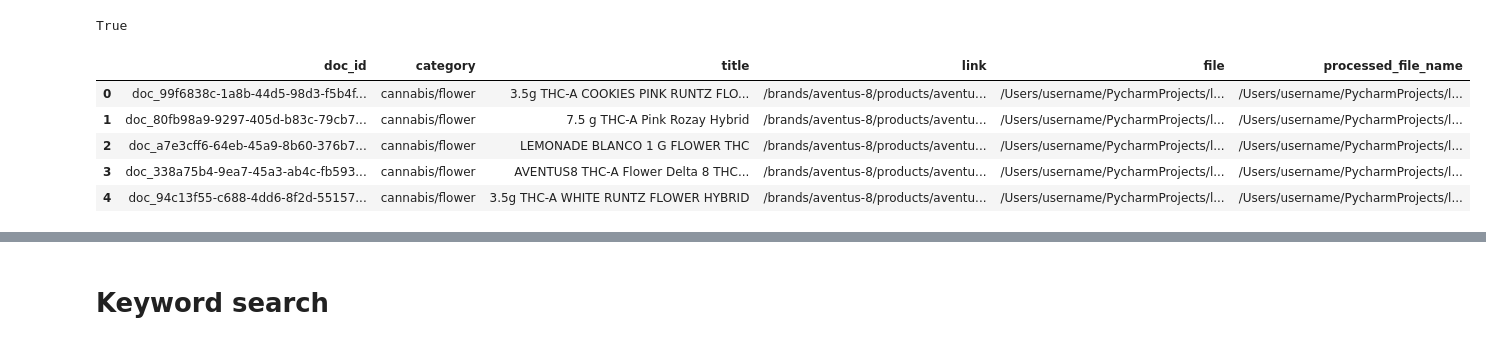
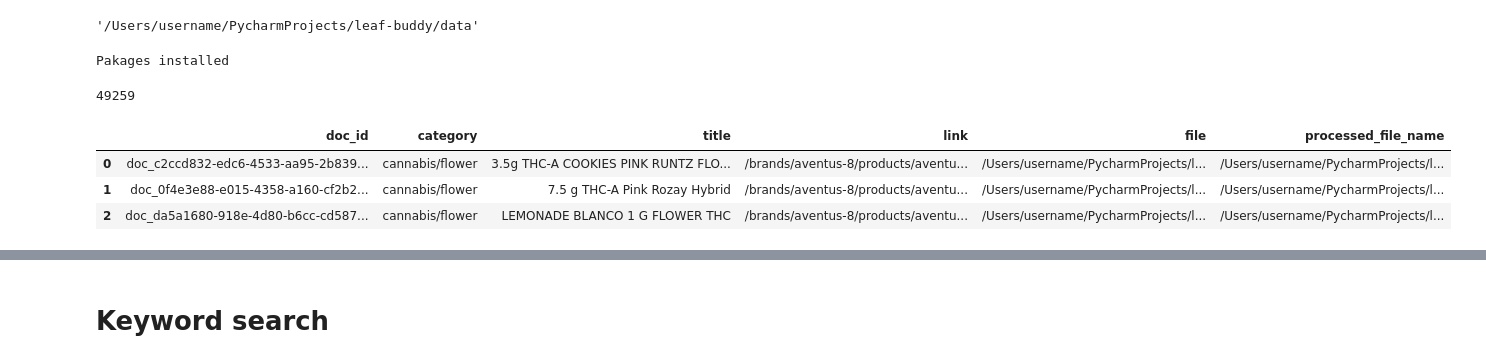
Before and after one commit to aleksandr-dzhumurat/leaf-buddy, a Jupyter notebook: jupyter_notebooks/eda.ipynb, the cells around one changed output, grey strips where cells are left out. Drawn from its saved outputs; the diff is of its cells as text; code cells hidden in the pictures.

Commit message:
leafly scraping

```diff
--- a/jupyter_notebooks/eda.ipynb
+++ b/jupyter_notebooks/eda.ipynb
@@ -1,11 +1,22 @@
 # %%
+import os
 from dotenv import load_dotenv
-from elasticsearch import Elasticsearch, ConnectionError
+#from elasticsearch import Elasticsearch, ConnectionError
 
-es_client = Elasticsearch('http://localhost:9200')
+#es_client = Elasticsearch('http://localhost:9200')
 
 
 # Load environment variables from the .env file
 load_dotenv()
+os.environ['ROOT_DATA_DIR']
 # %% [output]
-True
+'/Users/username/PycharmProjects/leaf-buddy/data'
+# %%
+from IPython.display import clear_output
+
+!rm gsheets.py
+!wget https://gist.githubusercontent.com/aleksandr-dzhumurat/c1b52a6284fab8e8355ef25cc3a3cc51/raw/2e0ef91fc111e7b838594dd01a309bd466dbafde/gsheets.py
+clear_output()
+print('Pakages installed')
+# %% [output]
+Pakages installed
@@ -12,14 +40,14 @@ True
 # %%
 import os
 import pandas as pd
 
-catalog_df = pd.read_csv(os.path.join(os.environ['ROOT_DATA_DIR'], 'leafly_catalog.csv'))
-
-catalog_df.head()
+data_version = '7268cbe9f2b1'
+catalog_df = pd.read_csv(os.path.join(os.environ['ROOT_DATA_DIR'], f'leafly_catalog_{data_version}.csv'))
+print(catalog_df.shape[0])
+catalog_df.head(3)
 # %% [output]
+49259
 |  | doc_id | category | title | link | file | processed_file_name |
-| 0 | doc_99f6838c-1a8b-44d5-98d3-f5b4f... | cannabis/flower | 3.5g THC-A COOKIES PINK RUNTZ FLO... | /brands/aventus-8/products/aventu... | /Users/username/PycharmProjects/l... | /Users/username/PycharmProjects/l... |
-| 1 | doc_80fb98a9-9297-405d-b83c-79cb7... | cannabis/flower | 7.5 g THC-A Pink Rozay Hybrid | /brands/aventus-8/products/aventu... | /Users/username/PycharmProjects/l... | /Users/username/PycharmProjects/l... |
-| 2 | doc_a7e3cff6-64eb-45a9-8b60-376b7... | cannabis/flower | LEMONADE BLANCO 1 G FLOWER THC | /brands/aventus-8/products/aventu... | /Users/username/PycharmProjects/l... | /Users/username/PycharmProjects/l... |
-| 3 | doc_338a75b4-9ea7-45a3-ab4c-fb593... | cannabis/flower | AVENTUS8 THC-A Flower Delta 8 THC... | /brands/aventus-8/products/aventu... | /Users/username/PycharmProjects/l... | /Users/username/PycharmProjects/l... |
-| 4 | doc_94c13f55-c688-4dd6-8f2d-55157... | cannabis/flower | 3.5g THC-A WHITE RUNTZ FLOWER HYBRID | /brands/aventus-8/products/aventu... | /Users/username/PycharmProjects/l... | /Users/username/PycharmProjects/l... |
+| 0 | doc_c2ccd832-edc6-4533-aa95-2b839... | cannabis/flower | 3.5g THC-A COOKIES PINK RUNTZ FLO... | /brands/aventus-8/products/aventu... | /Users/username/PycharmProjects/l... | /Users/username/PycharmProjects/l... |
+| 1 | doc_0f4e3e88-e015-4358-a160-cf2b2... | cannabis/flower | 7.5 g THC-A Pink Rozay Hybrid | /brands/aventus-8/products/aventu... | /Users/username/PycharmProjects/l... | /Users/username/PycharmProjects/l... |
+| 2 | doc_da5a1680-918e-4d80-b6cc-cd587... | cannabis/flower | LEMONADE BLANCO 1 G FLOWER THC | /brands/aventus-8/products/aventu... | /Users/username/PycharmProjects/l... | /Users/username/PycharmProjects/l... |
```
Also changed, not shown: parts of 27 cells of this notebook, 13 other files.
